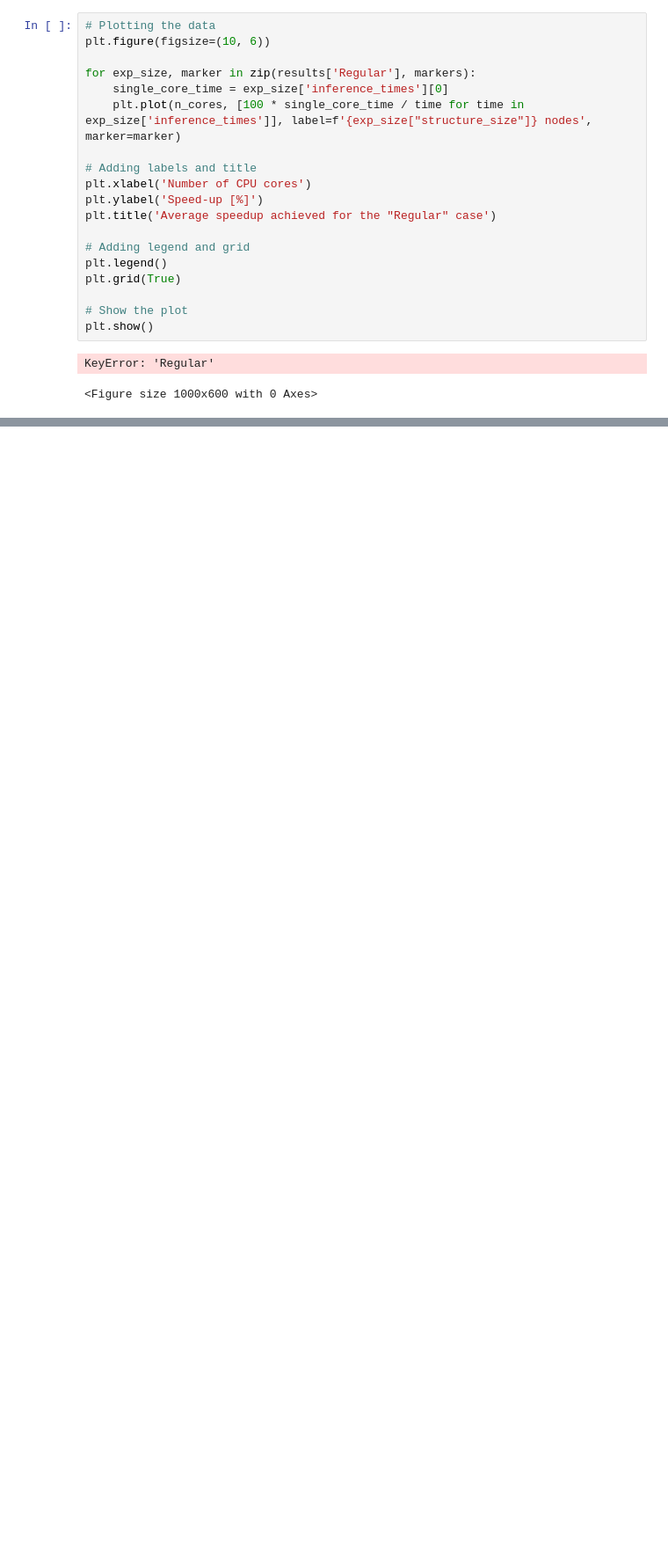
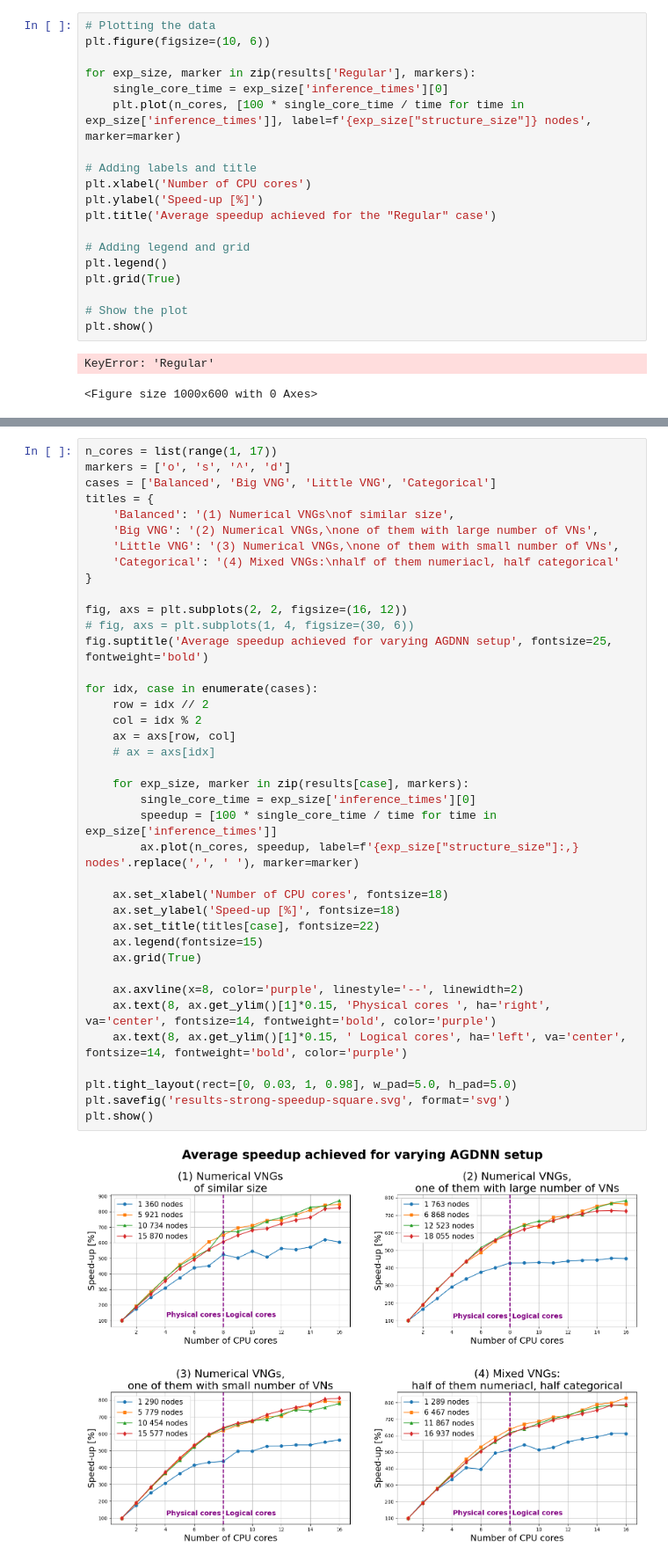
Before and after one commit to tyrrr-aj/associata, a Jupyter notebook: pyassoc/plots.ipynb, the cells around one changed output, grey strips where cells are left out. Shown at 88% size. Drawn from its saved outputs; the diff is of its cells as text; blank space fills up the shorter version.

```diff
--- a/pyassoc/plots.ipynb
+++ b/pyassoc/plots.ipynb
@@ -755,0 +854,41 @@ KeyError: 'Regular'
+# %%
+n_cores = list(range(1, 17))
+markers = ['o', 's', '^', 'd']
+cases = ['Balanced', 'Big VNG', 'Little VNG', 'Categorical']
+titles = {
+    'Balanced': '(1) Numerical VNGs\nof similar size',
+    'Big VNG': '(2) Numerical VNGs,\none of them with large number of VNs',
+    'Little VNG': '(3) Numerical VNGs,\none of them with small number of VNs',
+    'Categorical': '(4) Mixed VNGs:\nhalf of them numeriacl, half categorical'
+}
+
+fig, axs = plt.subplots(2, 2, figsize=(16, 12))
+# fig, axs = plt.subplots(1, 4, figsize=(30, 6))
+fig.suptitle('Average speedup achieved for varying AGDNN setup', fontsize=25, fontweight='bold')
+
+for idx, case in enumerate(cases):
+    row = idx // 2
+    col = idx % 2
+    ax = axs[row, col]
+    # ax = axs[idx]
+
+    for exp_size, marker in zip(results[case], markers):
+        single_core_time = exp_size['inference_times'][0]
+        speedup = [100 * single_core_time / time for time in exp_size['inference_times']]
+        ax.plot(n_cores, speedup, label=f'{exp_size["structure_size"]:,} nodes'.replace(',', ' '), marker=marker)
+
+    ax.set_xlabel('Number of CPU cores', fontsize=18)
+    ax.set_ylabel('Speed-up [%]', fontsize=18)
+    ax.set_title(titles[case], fontsize=22)
+    ax.legend(fontsize=15)
+    ax.grid(True)
+
+    ax.axvline(x=8, color='purple', linestyle='--', linewidth=2)
+    ax.text(8, ax.get_ylim()[1]*0.15, 'Physical cores ', ha='right', va='center', fontsize=14, fontweight='bold', color='purple')
+    ax.text(8, ax.get_ylim()[1]*0.15, ' Logical cores', ha='left', va='center', fontsize=14, fontweight='bold', color='purple')
+
+plt.tight_layout(rect=[0, 0.03, 1, 0.98], w_pad=5.0, h_pad=5.0)
+plt.savefig('results-strong-speedup-square.svg', format='svg')
+plt.show()
+# %% [output]
+[figure, added]
```
Also changed, not shown: parts of 6 cells of this notebook, 16 other files.
